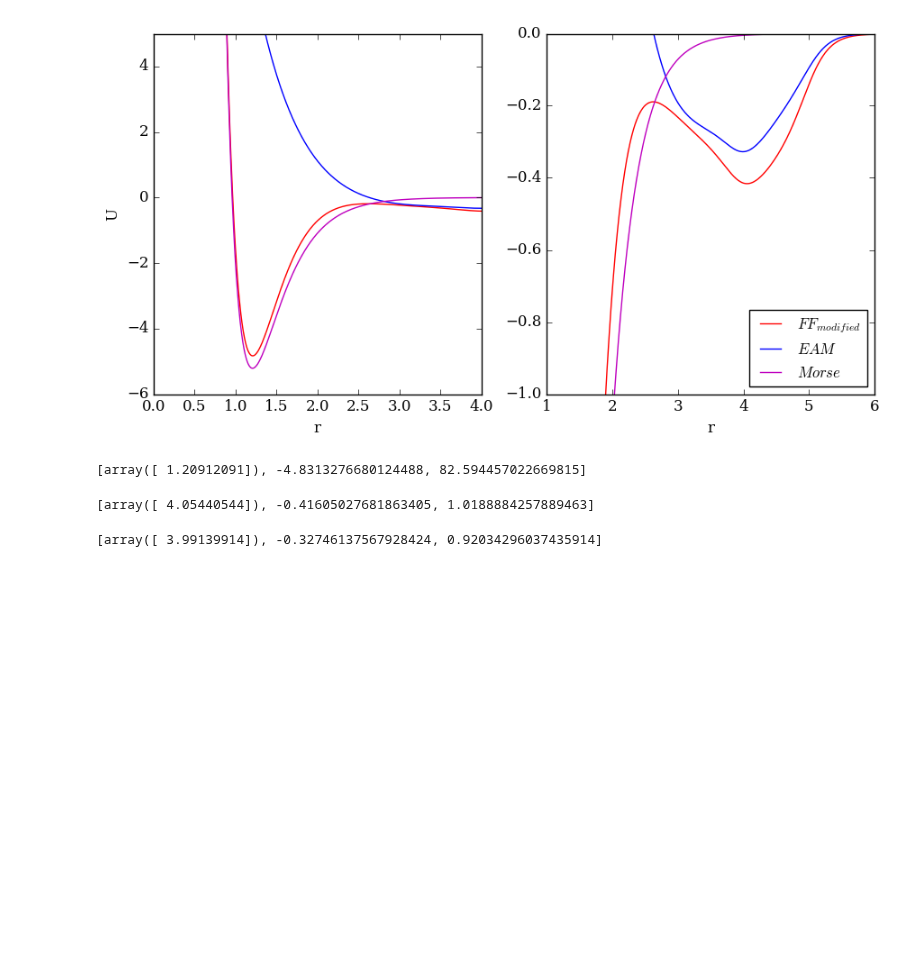
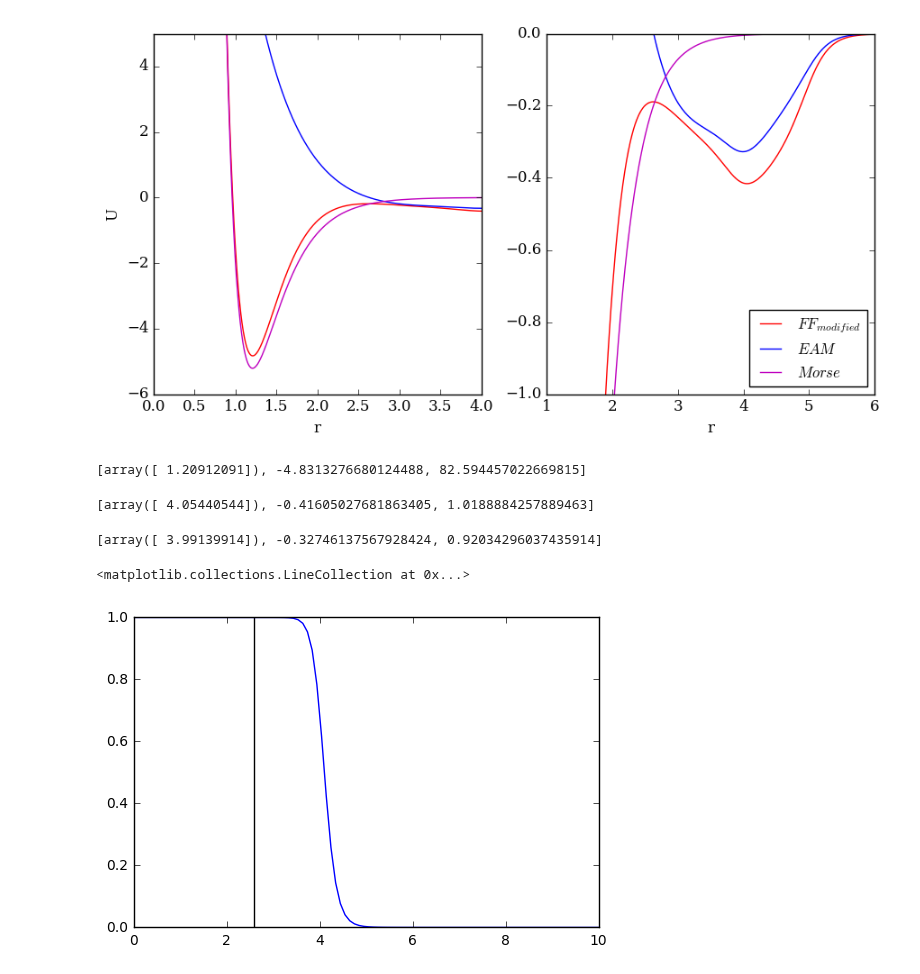
Before and after one commit to 123daimanu/DR_EAM, a Jupyter notebook: EAM_OxygenZhou2005.ipynb, the cells around one changed output. Saved outputs shown, nothing was run; the diff lists cells and outputs as text; code cells hidden in the pictures; blank space fills up the shorter version.

```diff
--- a/EAM_OxygenZhou2005.ipynb
+++ b/EAM_OxygenZhou2005.ipynb
@@ -314,3 +314,13 @@ minimum(forceField,r,[3.7,5])
 minimum(2*F_OU+phi2005,r,[3.7,5])
 # %% [output]
 [array([ 3.99139914]), -0.32746137567928424, 0.92034296037435914]
+# %%
+cutoff=lambda r,re,k:1/(1+((r/re)-k)**20)
+# %%
+r=num.linspace(0,10,100)
+lab.plot(r,cutoff(r,2.59586,0.58))
+lab.vlines(x=2.59,ymin=0,ymax=1)
+#lab.xlim([2,3])
+# %% [output]
+<matplotlib.collections.LineCollection at 0x...>
+[figure, added]
```
Also changed, not shown: parts of 9 cells of this notebook, 3 other files.
